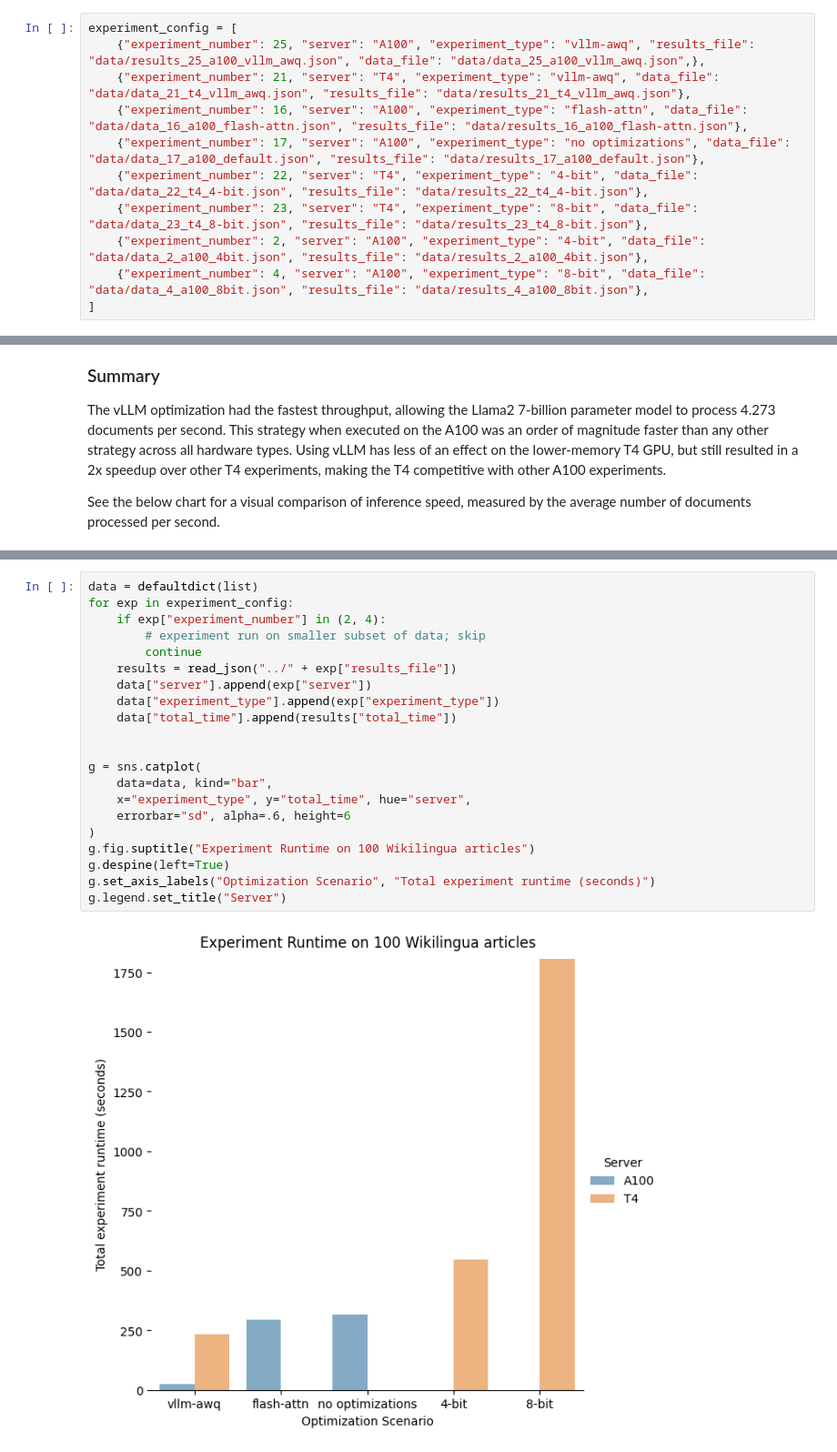
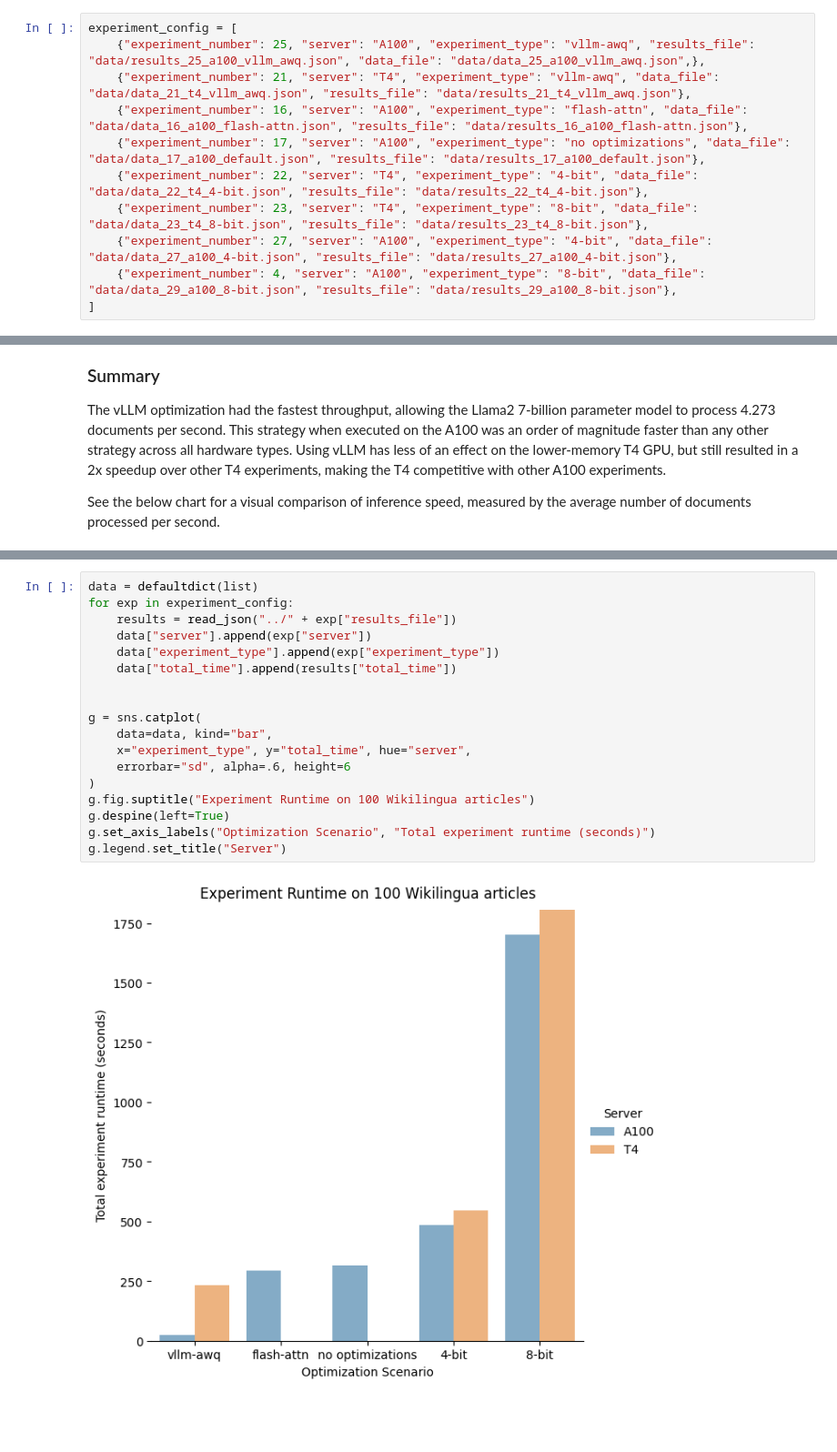
Before and after one commit to lcary/ai-summarization-benchmarks, a Jupyter notebook: notebooks/Llama2 7b Benchmarks.ipynb, the cells around one changed output, grey strips where cells are left out. Shown: that part at 91% size. Cells and saved outputs as stored; diff of their text form; blank space fills up the shorter version.

Commit message:
Add additional experiment results

```diff
--- a/notebooks/Llama2 7b Benchmarks.ipynb
+++ b/notebooks/Llama2 7b Benchmarks.ipynb
@@ -46,6 +47,6 @@ experiment_config = [
     {"experiment_number": 17, "server": "A100", "experiment_type": "no optimizations", "data_file": "data/data_17_a100_default.json", "results_file": "data/results_17_a100_default.json"},
     {"experiment_number": 22, "server": "T4", "experiment_type": "4-bit", "data_file": "data/data_22_t4_4-bit.json", "results_file": "data/results_22_t4_4-bit.json"},
     {"experiment_number": 23, "server": "T4", "experiment_type": "8-bit", "data_file": "data/data_23_t4_8-bit.json", "results_file": "data/results_23_t4_8-bit.json"},
-    {"experiment_number": 2, "server": "A100", "experiment_type": "4-bit", "data_file": "data/data_2_a100_4bit.json", "results_file": "data/results_2_a100_4bit.json"},
-    {"experiment_number": 4, "server": "A100", "experiment_type": "8-bit", "data_file": "data/data_4_a100_8bit.json", "results_file": "data/results_4_a100_8bit.json"},
+    {"experiment_number": 27, "server": "A100", "experiment_type": "4-bit", "data_file": "data/data_27_a100_4-bit.json", "results_file": "data/results_27_a100_4-bit.json"},
+    {"experiment_number": 4, "server": "A100", "experiment_type": "8-bit", "data_file": "data/data_29_a100_8-bit.json", "results_file": "data/results_29_a100_8-bit.json"},
 ]
@@ -103,24 +203,21 @@ Another way to visualize this information is in the total time to generate summa
 # %%
 data = defaultdict(list)
 for exp in experiment_config:
-    if exp["experiment_number"] in (2, 4):
-        # experiment run on smaller subset of data; skip
-        continue
     results = read_json("../" + exp["results_file"])
     data["server"].append(exp["server"])
     data["experiment_type"].append(exp["experiment_type"])
     data["total_time"].append(results["total_time"])
 
 
 g = sns.catplot(
     data=data, kind="bar",
     x="experiment_type", y="total_time", hue="server",
     errorbar="sd", alpha=.6, height=6
 )
 g.fig.suptitle("Experiment Runtime on 100 Wikilingua articles")
 g.despine(left=True)
 g.set_axis_labels("Optimization Scenario", "Total experiment runtime (seconds)")
 g.legend.set_title("Server")
 # %% [output]
-[figure, old version]
+[figure, new version]
 # %% [markdown]
```
Also changed, not shown: parts of 24 cells of this notebook, 27 other files.
